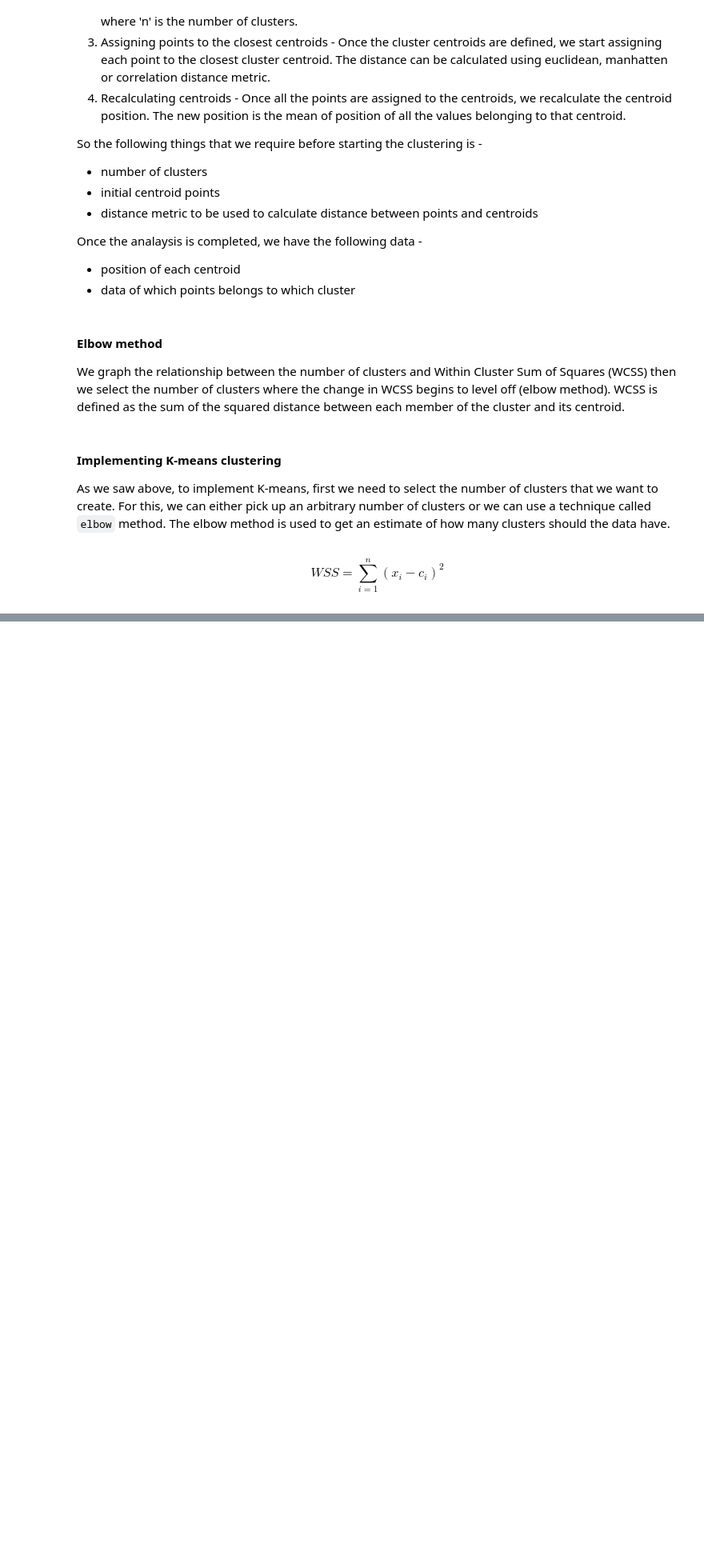
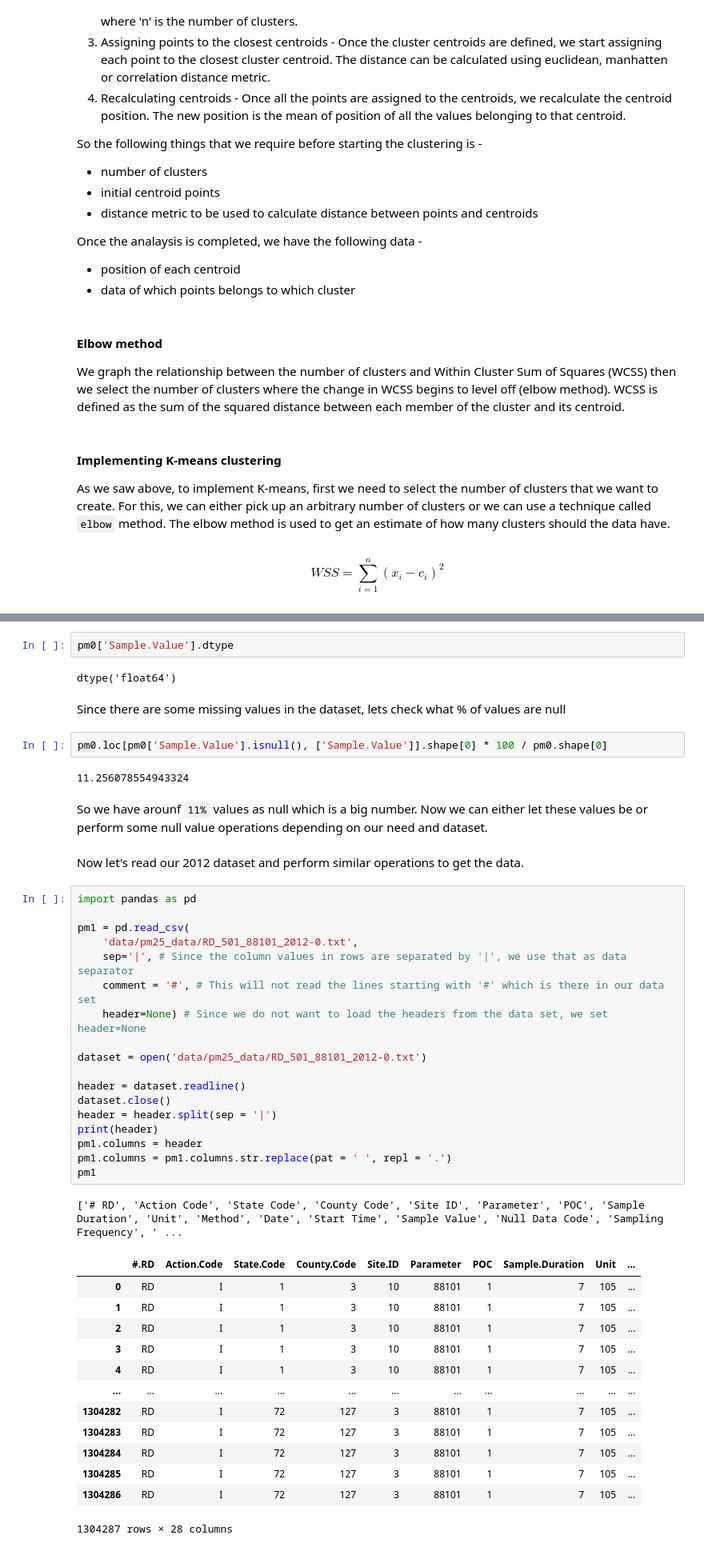
Before and after one commit to aviralwal/learning, a Jupyter notebook: Data Science/Data Science.ipynb, the cells around one changed output, grey strips where cells are left out. Shown: that part at 80% size. Cells and saved outputs as stored; diff of their text form; blank space fills up the shorter version.

```diff
--- a/Data Science/Data Science.ipynb
+++ b/Data Science/Data Science.ipynb
@@ -488,0 +716,47 @@ plt.show()
+# %%
+pm0['Sample.Value'].dtype
+# %% [output]
+dtype('float64')
+# %% [markdown]
+Since there are some missing values in the dataset, lets check what % of values are null
+# %%
+pm0.loc[pm0['Sample.Value'].isnull(), ['Sample.Value']].shape[0] * 100 / pm0.shape[0]
+# %% [output]
+11.256078554943324
+# %% [markdown]
+So we have arounf `11%` values as null which is a big number. Now we can either let these values be or perform some null value operations depending on our need and dataset.
+# %% [markdown]
+Now let's read our 2012 dataset and perform similar operations to get the data.
+# %%
+import pandas as pd
+
+pm1 = pd.read_csv(
+    'data/pm25_data/RD_501_88101_2012-0.txt',
+    sep='|', # Since the column values in rows are separated by '|', we use that as data separator
+    comment = '#', # This will not read the lines starting with '#' which is there in our data set
+    header=None) # Since we do not want to load the headers from the data set, we set header=None
+
+dataset = open('data/pm25_data/RD_501_88101_2012-0.txt')
+
+header = dataset.readline()
+dataset.close()
+header = header.split(sep = '|')
+print(header)
+pm1.columns = header
+pm1.columns = pm1.columns.str.replace(pat = ' ', repl = '.')
+pm1
+# %% [output]
+['# RD', 'Action Code', 'State Code', 'County Code', 'Site ID', 'Parameter', 'POC', 'Sample Duration', 'Unit', 'Method', 'Date', 'Start Time', 'Sample Value', 'Null Data Code', 'Sampling Frequency', ' ...
+|  | #.RD | Action.Code | State.Code | County.Code | Site.ID | Parameter | POC | Sample.Duration | Unit | ... |
+| 0 | RD | I | 1 | 3 | 10 | 88101 | 1 | 7 | 105 | ... |
+| 1 | RD | I | 1 | 3 | 10 | 88101 | 1 | 7 | 105 | ... |
+| 2 | RD | I | 1 | 3 | 10 | 88101 | 1 | 7 | 105 | ... |
+| 3 | RD | I | 1 | 3 | 10 | 88101 | 1 | 7 | 105 | ... |
+| 4 | RD | I | 1 | 3 | 10 | 88101 | 1 | 7 | 105 | ... |
+| ... | ... | ... | ... | ... | ... | ... | ... | ... | ... | ... |
+| 1304282 | RD | I | 72 | 127 | 3 | 88101 | 1 | 7 | 105 | ... |
+| 1304283 | RD | I | 72 | 127 | 3 | 88101 | 1 | 7 | 105 | ... |
+| 1304284 | RD | I | 72 | 127 | 3 | 88101 | 1 | 7 | 105 | ... |
+| 1304285 | RD | I | 72 | 127 | 3 | 88101 | 1 | 7 | 105 | ... |
+| 1304286 | RD | I | 72 | 127 | 3 | 88101 | 1 | 7 | 105 | ... |
+1304287 rows × 28 columns
```
Also changed, not shown: parts of 25 cells of this notebook, 2 other files.
